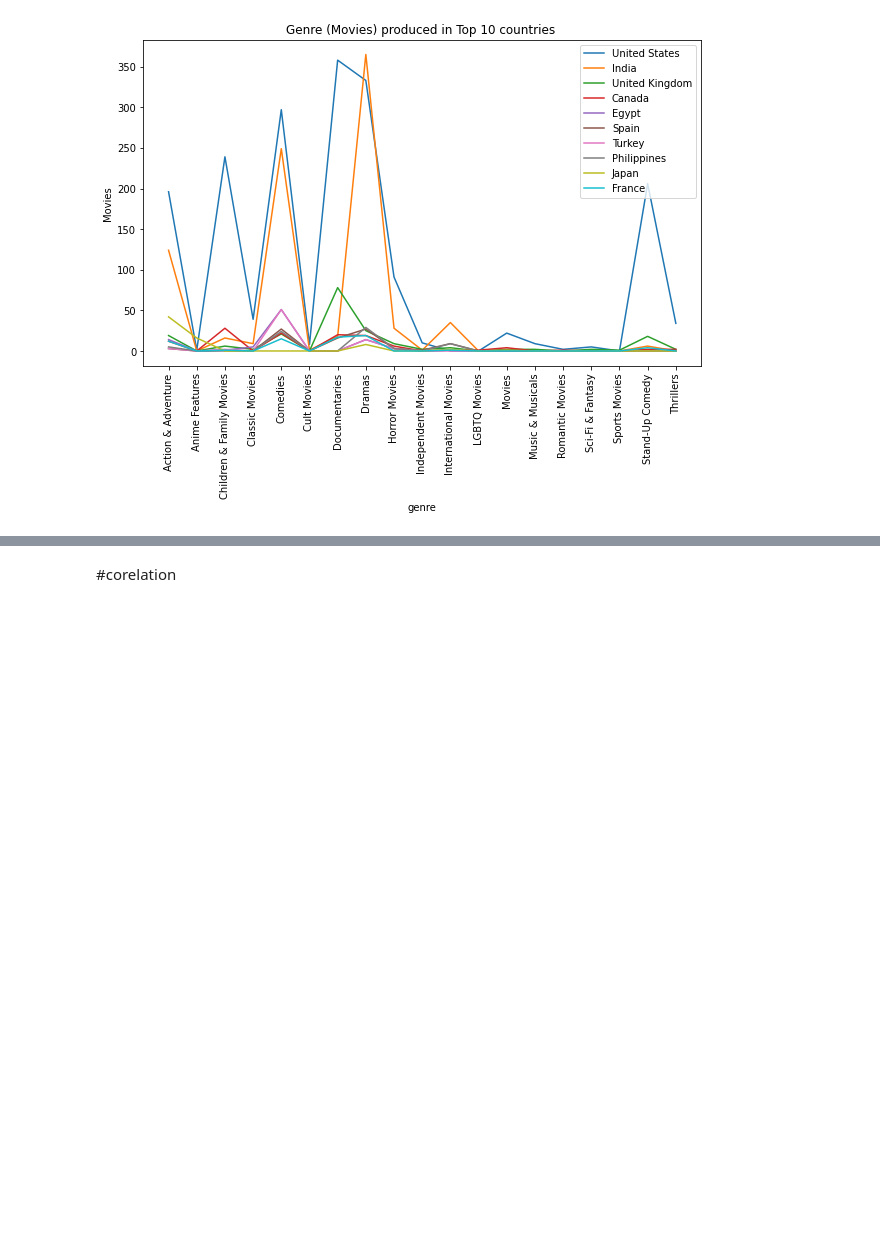
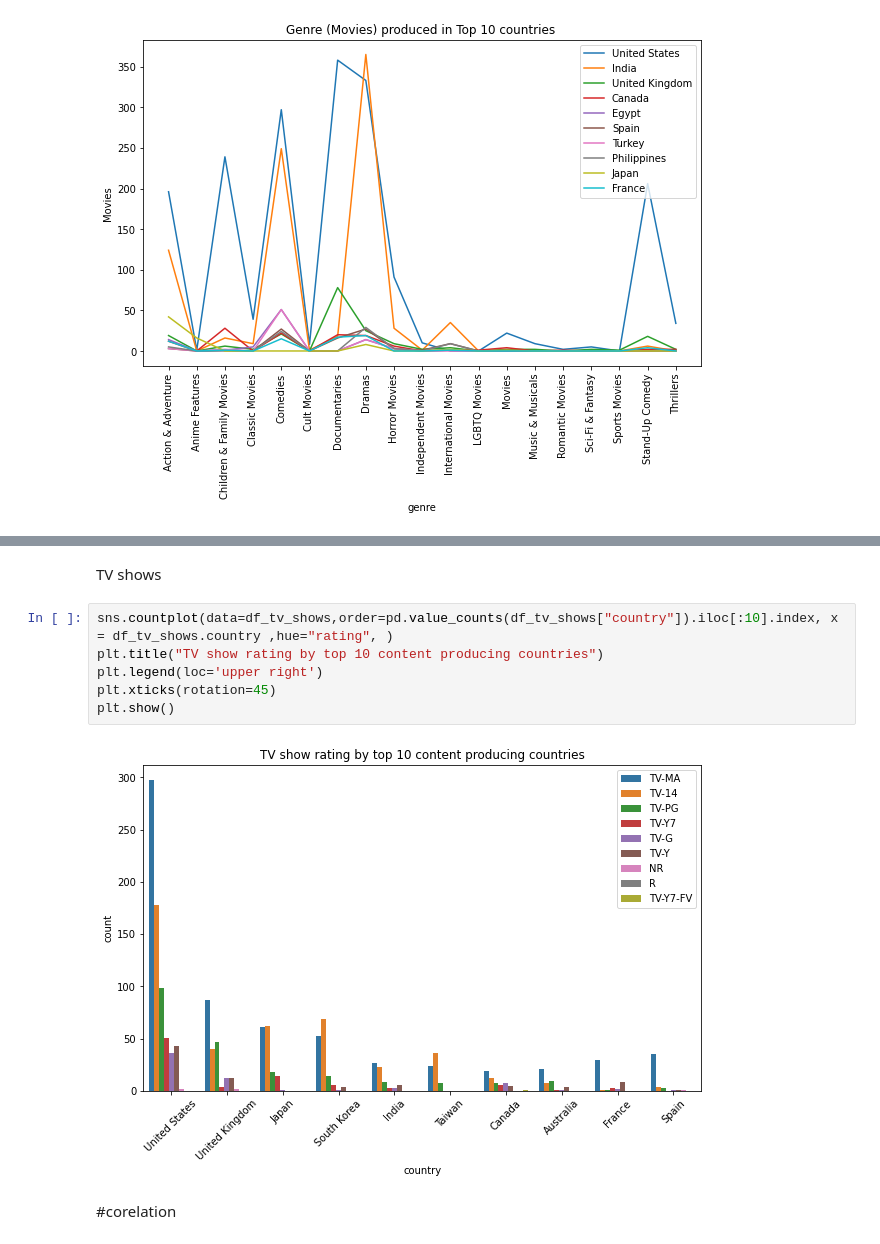
Before and after one commit to Kunaltembhare003/Netflix-Movies-TV-Shows-EDA-and-clustring, a Jupyter notebook: copy_of_NETFLIX_MOVIES_AND_TV_SHOWS_CLUSTERING.ipynb, the cells around one changed output, grey strips where cells are left out. Cells and saved outputs as stored; diff of their text form; blank space fills up the shorter version.

```diff
--- a/copy_of_NETFLIX_MOVIES_AND_TV_SHOWS_CLUSTERING.ipynb
+++ b/copy_of_NETFLIX_MOVIES_AND_TV_SHOWS_CLUSTERING.ipynb
@@ -506,3 +541,13 @@ plt.show()
+# %% [markdown]
+TV shows
+# %%
+sns.countplot(data=df_tv_shows,order=pd.value_counts(df_tv_shows["country"]).iloc[:10].index, x = df_tv_shows.country ,hue="rating", )
+plt.title("TV show rating by top 10 content producing countries")
+plt.legend(loc='upper right')
+plt.xticks(rotation=45)
+plt.show()
+# %% [output]
+[figure, added]
 # %% [markdown]
 #corelation
 # %%
```
Also changed, not shown: parts of 9 cells of this notebook.
